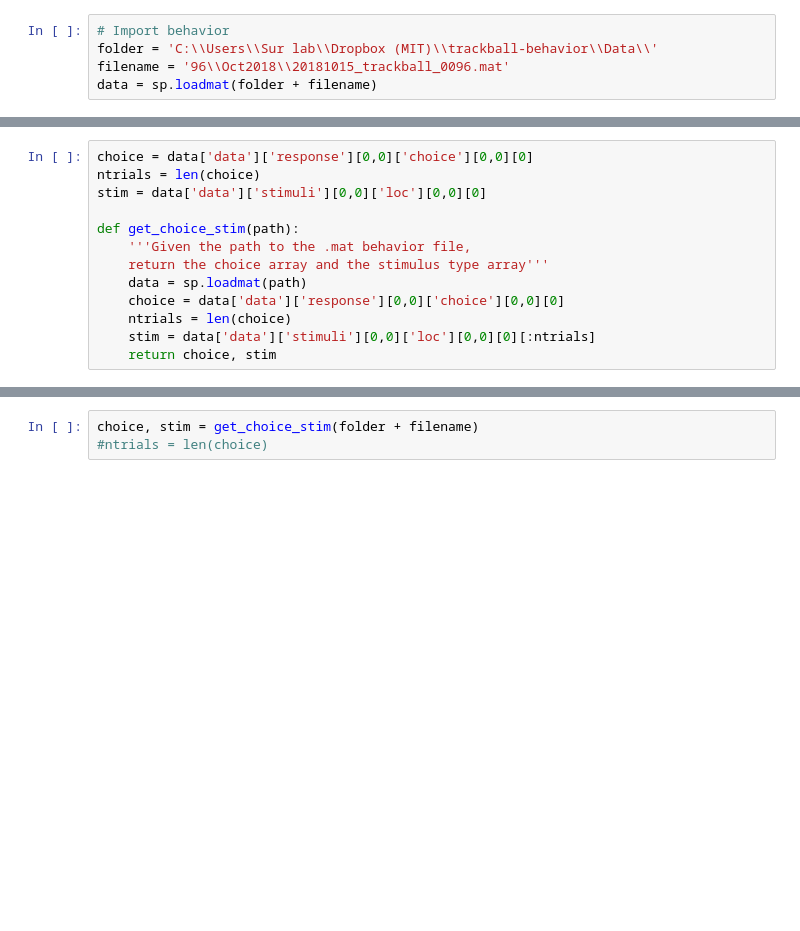
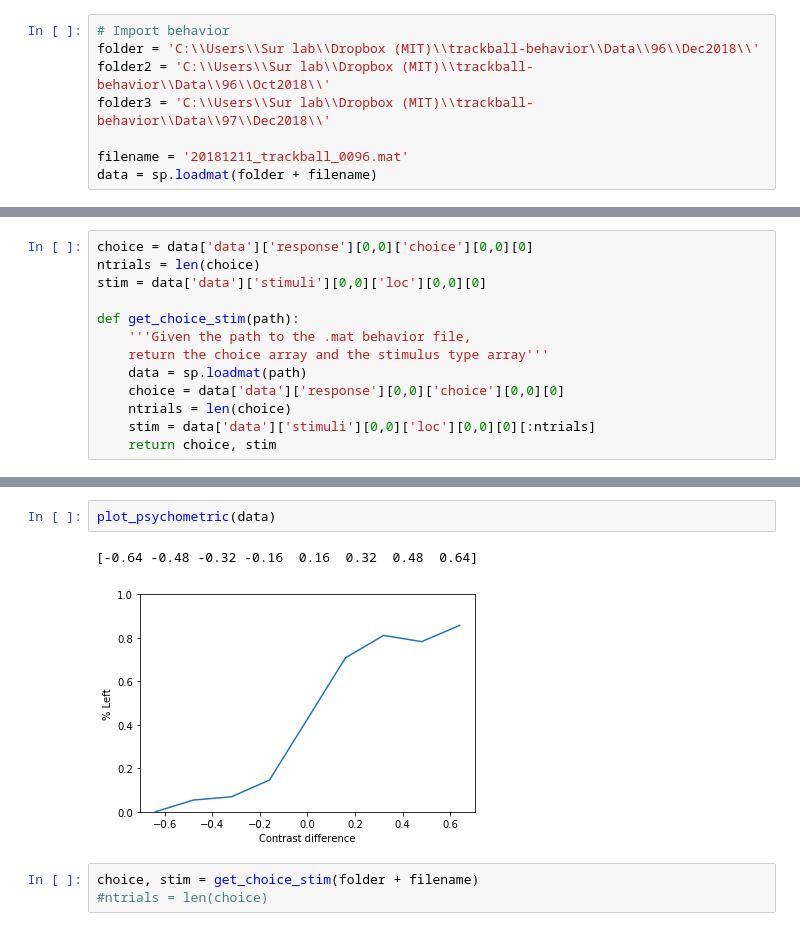
Before and after one commit to lmn93beo/trackball-behavior, a Jupyter notebook: analysis_scripts/trackball_analysis_py2.ipynb, the cells around one changed output, grey strips where cells are left out. Saved outputs shown, nothing was run; the diff lists cells and outputs as text; blank space fills up the shorter version.

Commit message:
Implemented psychometric curve plotting python

```diff
--- a/analysis_scripts/trackball_analysis_py2.ipynb
+++ b/analysis_scripts/trackball_analysis_py2.ipynb
@@ -9,8 +10,11 @@ from sklearn.datasets import load_iris
 %matplotlib inline
 # %%
 # Import behavior
-folder = 'C:\\Users\\Sur lab\\Dropbox (MIT)\\trackball-behavior\\Data\\'
-filename = '96\\Oct2018\\20181015_trackball_0096.mat'
+folder = 'C:\\Users\\Sur lab\\Dropbox (MIT)\\trackball-behavior\\Data\\96\\Dec2018\\'
+folder2 = 'C:\\Users\\Sur lab\\Dropbox (MIT)\\trackball-behavior\\Data\\96\\Oct2018\\'
+folder3 = 'C:\\Users\\Sur lab\\Dropbox (MIT)\\trackball-behavior\\Data\\97\\Dec2018\\'
+
+filename = '20181211_trackball_0096.mat'
 data = sp.loadmat(folder + filename)
 # %%
 DATA_RESPONSE_FIELDS = [{'reward_amt'            },
@@ -174,3 +228,8 @@ def get_choice_stim(path):
+# %%
+plot_psychometric(data)
+# %% [output]
+[-0.64 -0.48 -0.32 -0.16  0.16  0.32  0.48  0.64]
+[figure, added]
 # %%
 choice, stim = get_choice_stim(folder + filename)
 #ntrials = len(choice)
```
Also changed, not shown: parts of 8 cells of this notebook.
